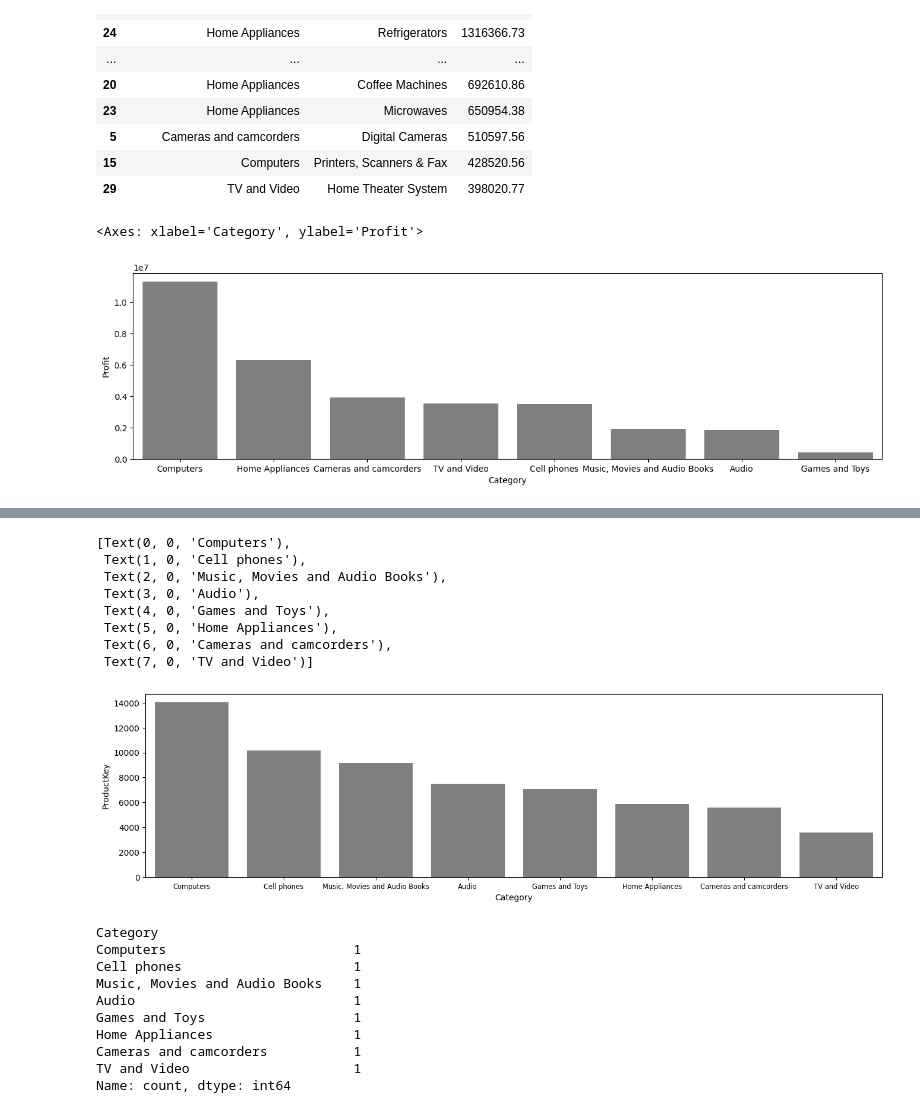
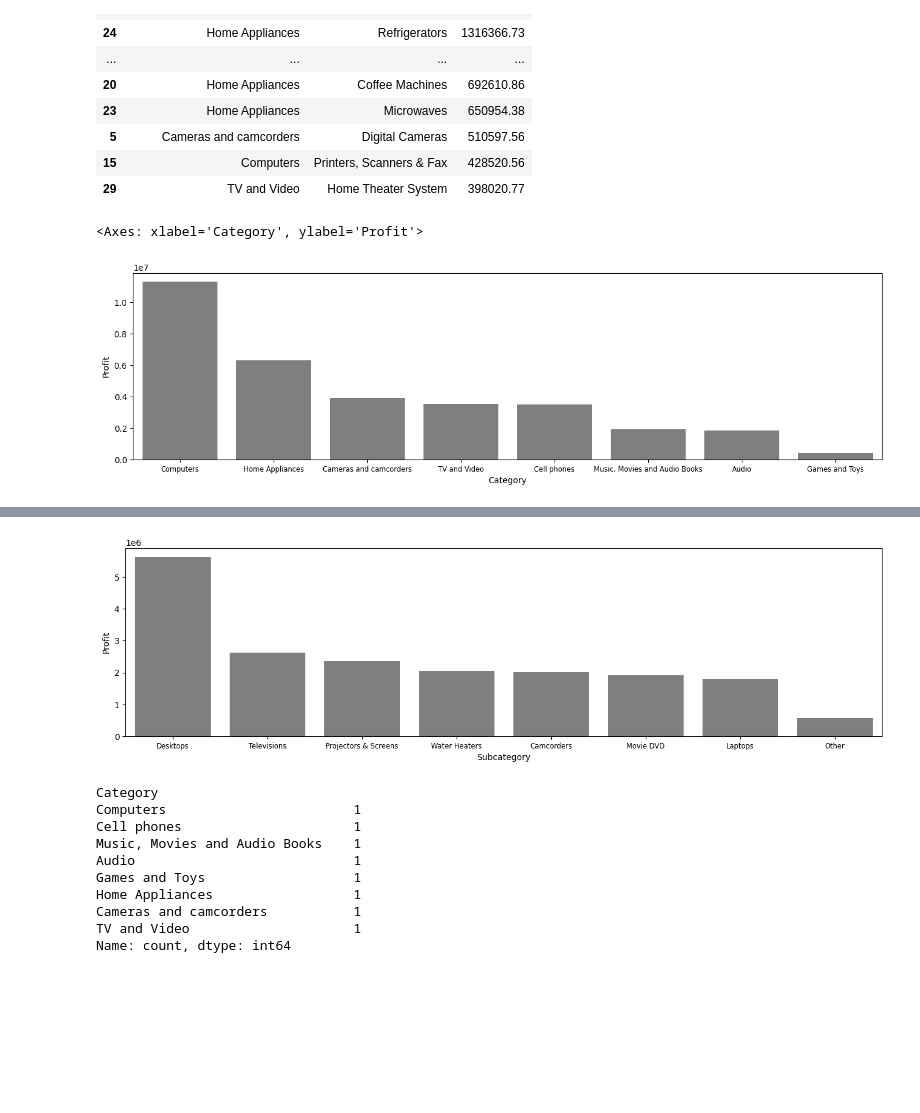
Before and after one commit to Hubert-Pierzchalski/Electronic_Store_Data_Vis, a Jupyter notebook: main.ipynb, the cells around one changed output, grey strips where cells are left out. Drawn from its saved outputs; the diff is of its cells as text; code cells hidden in the pictures; blank space fills up the shorter version.

Commit message:
make graphs prettier

```diff
--- a/main.ipynb
+++ b/main.ipynb
@@ -5,6 +5,8 @@ import pandas as pd
 import seaborn as sns
 pd.plotting.backend = "matplotlib"
 from math import floor, ceil
+# %%
+plt.rcParams['xtick.labelsize'] = 8.3
 # %%
 # import matplotlib
 # matplotlib.use('Agg')  # Use a non-interactive backend
@@ -494,7 +607,7 @@ plt.figure(figsize=(16,4))
 sns.barplot(x="Category", y="Profit", data=Sales_by_category,color='black', alpha=0.5)
 # %% [output]
 <Axes: xlabel='Category', ylabel='Profit'>
-[figure, old version]
+[figure, new version]
 # %%
 number_of_products_by_category = Sales_Store_Products.groupby(["Category"])["ProductKey"].count().reset_index().sort_values(by="ProductKey", ascending=False)
 number_of_products_by_subcategory = Sales_Store_Products.groupby(["Subcategory"])["ProductKey"].count().reset_index().sort_values(by="ProductKey", ascending=False)
@@ -520,17 +638,15 @@ number_of_products_by_category, number_of_products_by_subcategory
+# %%
+top_7_subcategories = Sales_by_subcategory['Subcategory'].value_counts().nlargest(7).index
+Sales_by_subcategory['Subcategory'] = Sales_by_subcategory['Subcategory'].where(
+    Sales_by_subcategory['Subcategory'].isin(top_7_subcategories),
+    'Other')
 # %%
 plt.figure(figsize=(16,4))
-ax = sns.barplot(x="Category", y="ProductKey", data=number_of_products_by_category,color='black', alpha=0.5)
-ax.set_xticklabels(ax.get_xticklabels(), fontsize=8.3)
+plt.xticks(fontsize=8.3)
+ax = sns.barplot(x="Subcategory", y="Profit", data=Sales_by_subcategory,color='black', alpha=0.5, errorbar=None)
+# ax.set_xticklabels(ax.get_xticklabels(), fontsize=8.3)
 # %% [output]
-[Text(0, 0, 'Computers'),
- Text(1, 0, 'Cell phones'),
- Text(2, 0, 'Music, Movies and Audio Books'),
- Text(3, 0, 'Audio'),
- Text(4, 0, 'Games and Toys'),
- Text(5, 0, 'Home Appliances'),
- Text(6, 0, 'Cameras and camcorders'),
- Text(7, 0, 'TV and Video')]
-[figure, old version]
+[figure, new version]
 # %%
 number_of_products_by_category["Category"].value_counts().sort_values(ascending=False)
 # %% [output]
```
Also changed, not shown: parts of 17 cells of this notebook.
